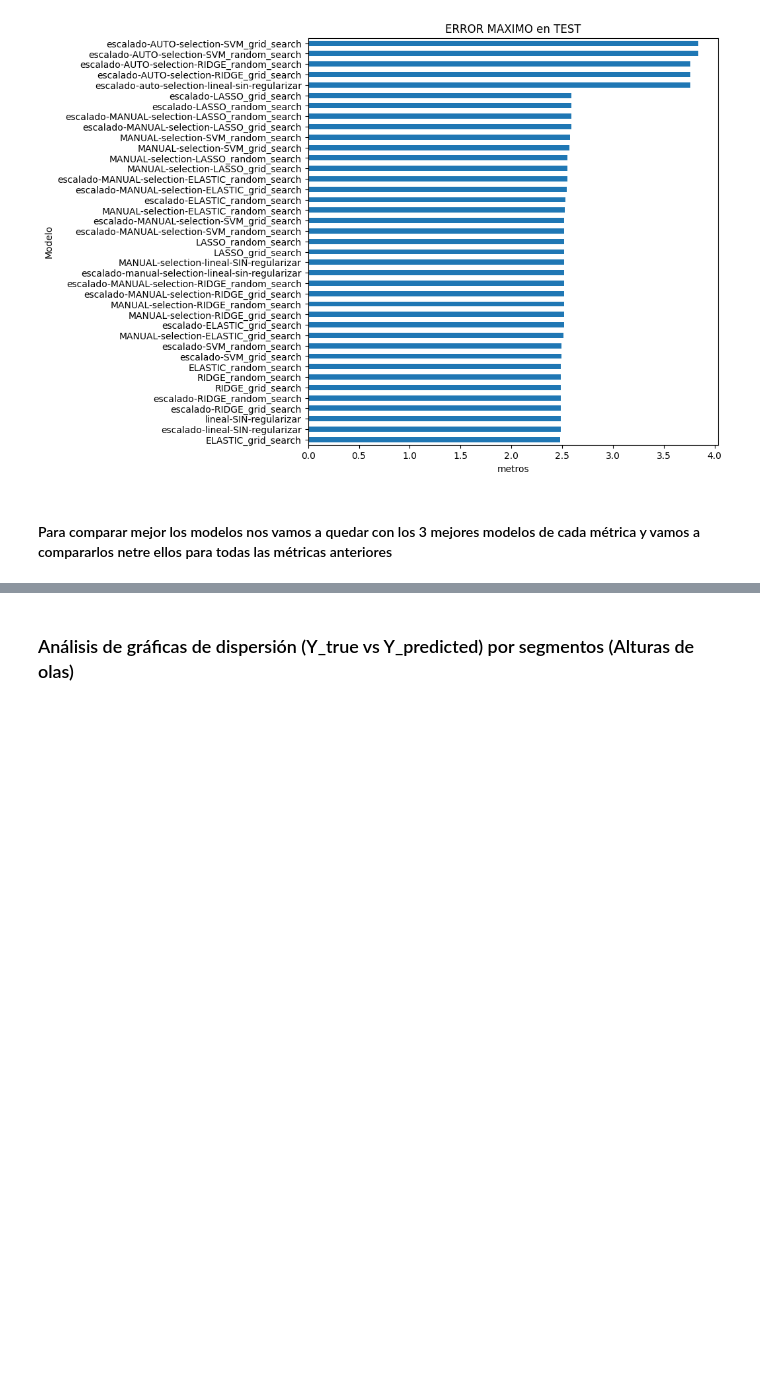
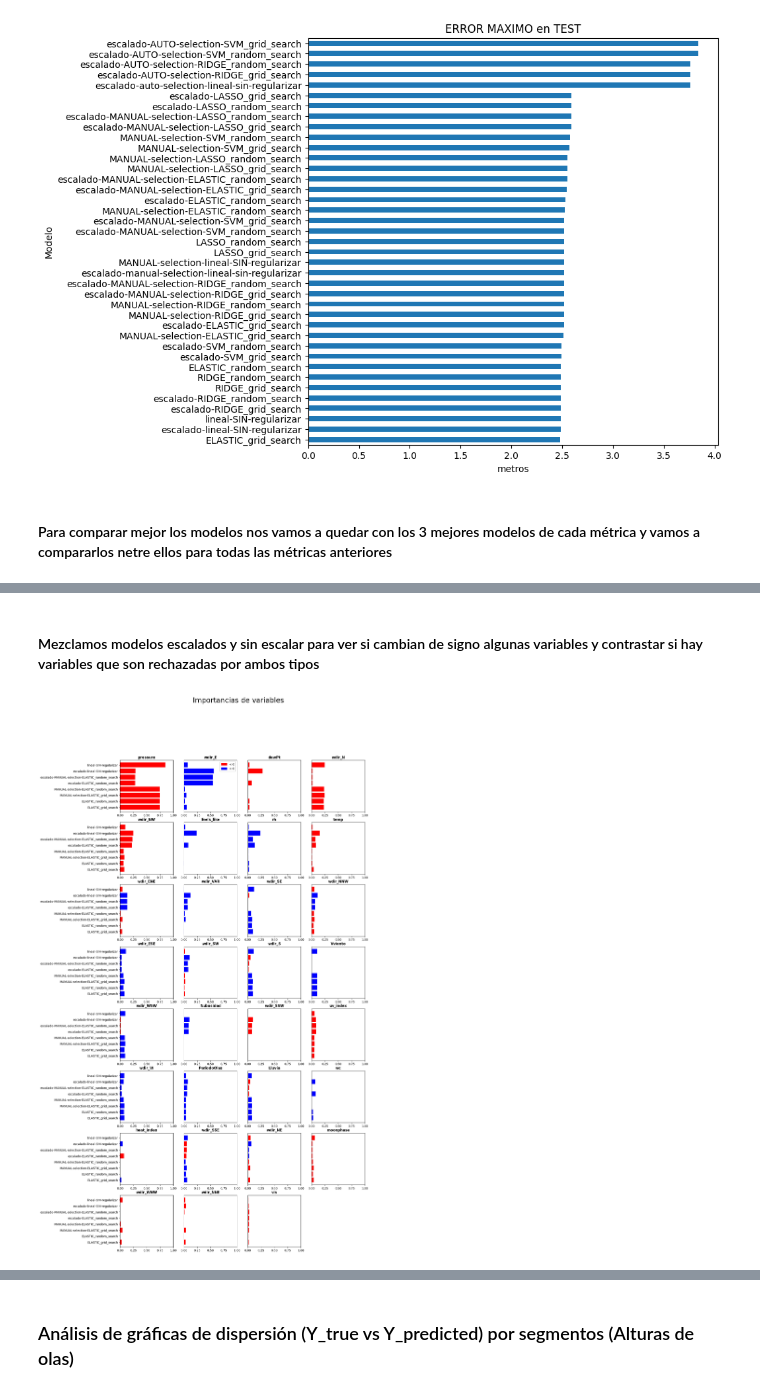
Before and after one commit to MarioBaldocchi/PD, a Jupyter notebook: modelos/evaluacion/evaluacion-lineales.ipynb, the cells around one changed output, grey strips where cells are left out. Cells and saved outputs as stored; diff of their text form; code cells hidden in the pictures; blank space fills up the shorter version.

```diff
--- a/modelos/evaluacion/evaluacion-lineales.ipynb
+++ b/modelos/evaluacion/evaluacion-lineales.ipynb
@@ -167,0 +254,6 @@ for title, metric in zip(titles, metrics):
+# %% [markdown]
+#### Mezclamos modelos escalados y sin escalar para ver si cambian de signo algunas variables y contrastar si hay variables que son rechazadas por ambos tipos
+# %%
+mostrar_importancias(feat_weights_df(models_escalados + models_sin_esc), "Importancias de variables")
+# %% [output]
+[figure, added]
```
Also changed, not shown: parts of 31 cells of this notebook, 1 other file.
